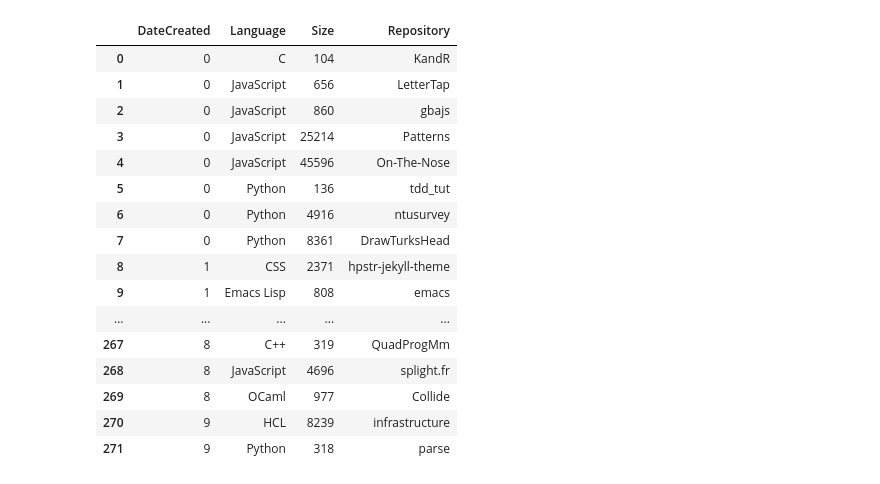
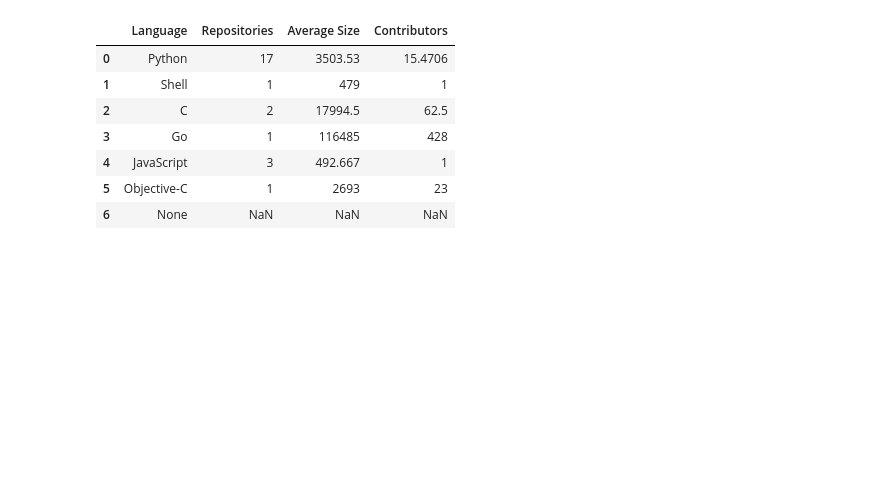
Before and after one commit to engelsj/swe-dev-task2, a Jupyter notebook: githubAccess.ipynb, the cells around one changed output. Saved outputs shown, nothing was run; the diff lists cells and outputs as text; code cells hidden in the pictures; blank space fills up the shorter version.

```diff
--- a/githubAccess.ipynb
+++ b/githubAccess.ipynb
@@ -47,23 +68,21 @@ df
-# %%
-df = df.groupby(['DateCreated', 'Language', 'Size']).sum()
-df = df.reset_index()
-df = df.drop(columns=['Username'])
-df
-# %% [output]
-|  | DateCreated | Language | Size | Repository |
-| 0 | 0 | C | 104 | KandR |
-| 1 | 0 | JavaScript | 656 | LetterTap |
-| 2 | 0 | JavaScript | 860 | gbajs |
-| 3 | 0 | JavaScript | 25214 | Patterns |
-| 4 | 0 | JavaScript | 45596 | On-The-Nose |
-| 5 | 0 | Python | 136 | tdd_tut |
-| 6 | 0 | Python | 4916 | ntusurvey |
-| 7 | 0 | Python | 8361 | DrawTurksHead |
-| 8 | 1 | CSS | 2371 | hpstr-jekyll-theme |
-| 9 | 1 | Emacs Lisp | 808 | emacs |
-| ... | ... | ... | ... | ... |
-| 267 | 8 | C++ | 319 | QuadProgMm |
-| 268 | 8 | JavaScript | 4696 | splight.fr |
-| 269 | 8 | OCaml | 977 | Collide |
-| 270 | 9 | HCL | 8239 | infrastructure |
-| 271 | 9 | Python | 318 | parse |
+# %%
+tempArray = df.loc[df['DateCreated'] == 2]
+tempArray = tempArray.drop(['Username', 'Repository',"DateCreated"], axis=1)
+yearArray = pd.DataFrame(columns=['Language','Repositories','Average Size','Contributors'])
+yearArray['Language'] = tempArray.Language.unique()
+uniqueValues = tempArray.Language.unique()
+for language in uniqueValues:
+    mask = (yearArray['Language'] == language)
+    yearArray['Repositories'][mask] = tempArray.loc[tempArray['Language'] == language].Language.count()
+    yearArray['Average Size'][mask] = tempArray.loc[tempArray['Language'] == language].Size.mean()
+    yearArray['Contributors'][mask] = tempArray.loc[tempArray['Language'] == language].Contributors.mean()
+yearArray
+# %% [output]
+|  | Language | Repositories | Average Size | Contributors |
+| 0 | Python | 17 | 3503.53 | 15.4706 |
+| 1 | Shell | 1 | 479 | 1 |
+| 2 | C | 2 | 17994.5 | 62.5 |
+| 3 | Go | 1 | 116485 | 428 |
+| 4 | JavaScript | 3 | 492.667 | 1 |
+| 5 | Objective-C | 1 | 2693 | 23 |
+| 6 | None | NaN | NaN | NaN |
```
Also changed, not shown: parts of 2 cells of this notebook.
